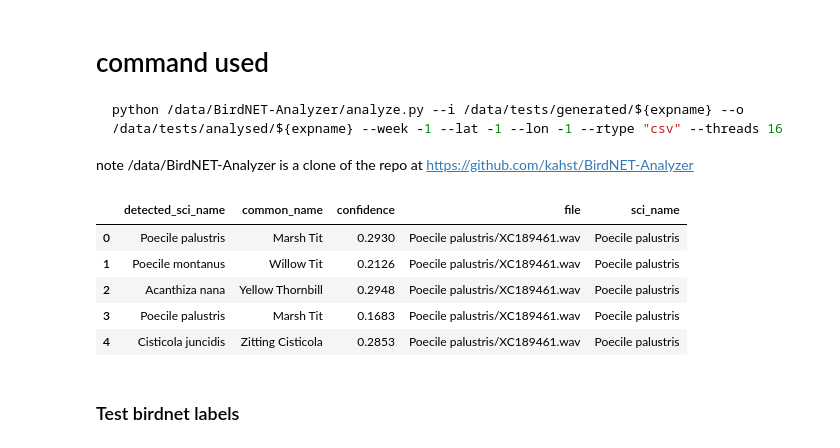
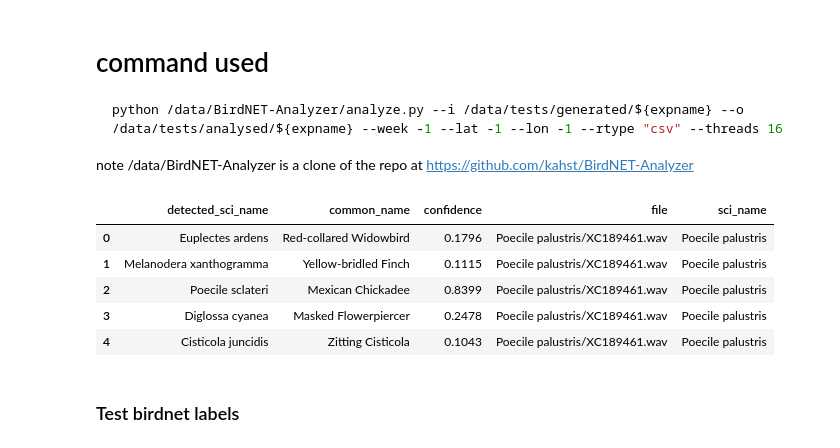
Before and after one commit to Max-Wurthmann/audiodiffusion, a Jupyter notebook: src/compile_birdnet_output.ipynb, the cells around one changed output. Saved outputs shown, nothing was run; the diff lists cells and outputs as text; code cells hidden in the pictures.

```diff
--- a/src/compile_birdnet_output.ipynb
+++ b/src/compile_birdnet_output.ipynb
@@ -17,30 +17,30 @@ table_file = "/data/tests/stem_table.json"
 with open(table_file) as f:
     table = json.load(f)
 # %%
-test_dir = "/data/tests/analysed/steps800_scale5_v3"
+test_dir = "/data/tests/analysed/steps100_scale7,5_v3"
 
 assert os.path.isdir(test_dir), "not analysed yet"
 
 def read_csv_results_file(file: str):
     df = pd.read_csv(os.path.join(test_dir, file))
     df = df.rename(columns={"Scientific name": "detected_sci_name",
                             "Common name": "common_name",
                             "Confidence": "confidence"})
     df = df.drop(columns=["Start (s)", "End (s)"])
     stem = file.removesuffix(".BirdNET.results.csv")
     df["file"], df["sci_name"] = table[stem]
     return df
 
 dfs = filter(lambda df: df.size > 0, [read_csv_results_file(file) for file in tqdm(glob("*.csv", root_dir=test_dir))])
 df = pd.concat(dfs, ignore_index=True)
 df.head()
 # %% [output]
 |  | detected_sci_name | common_name | confidence | file | sci_name |
-| 0 | Poecile palustris | Marsh Tit | 0.2930 | Poecile palustris/XC189461.wav | Poecile palustris |
-| 1 | Poecile montanus | Willow Tit | 0.2126 | Poecile palustris/XC189461.wav | Poecile palustris |
-| 2 | Acanthiza nana | Yellow Thornbill | 0.2948 | Poecile palustris/XC189461.wav | Poecile palustris |
-| 3 | Poecile palustris | Marsh Tit | 0.1683 | Poecile palustris/XC189461.wav | Poecile palustris |
-| 4 | Cisticola juncidis | Zitting Cisticola | 0.2853 | Poecile palustris/XC189461.wav | Poecile palustris |
+| 0 | Euplectes ardens | Red-collared Widowbird | 0.1796 | Poecile palustris/XC189461.wav | Poecile palustris |
+| 1 | Melanodera xanthogramma | Yellow-bridled Finch | 0.1115 | Poecile palustris/XC189461.wav | Poecile palustris |
+| 2 | Poecile sclateri | Mexican Chickadee | 0.8399 | Poecile palustris/XC189461.wav | Poecile palustris |
+| 3 | Diglossa cyanea | Masked Flowerpiercer | 0.2478 | Poecile palustris/XC189461.wav | Poecile palustris |
+| 4 | Cisticola juncidis | Zitting Cisticola | 0.1043 | Poecile palustris/XC189461.wav | Poecile palustris |
 # %%
 df.to_csv(test_dir+".csv", index=False)
 # %% [markdown]
```
Also changed, not shown: 8 other files.
